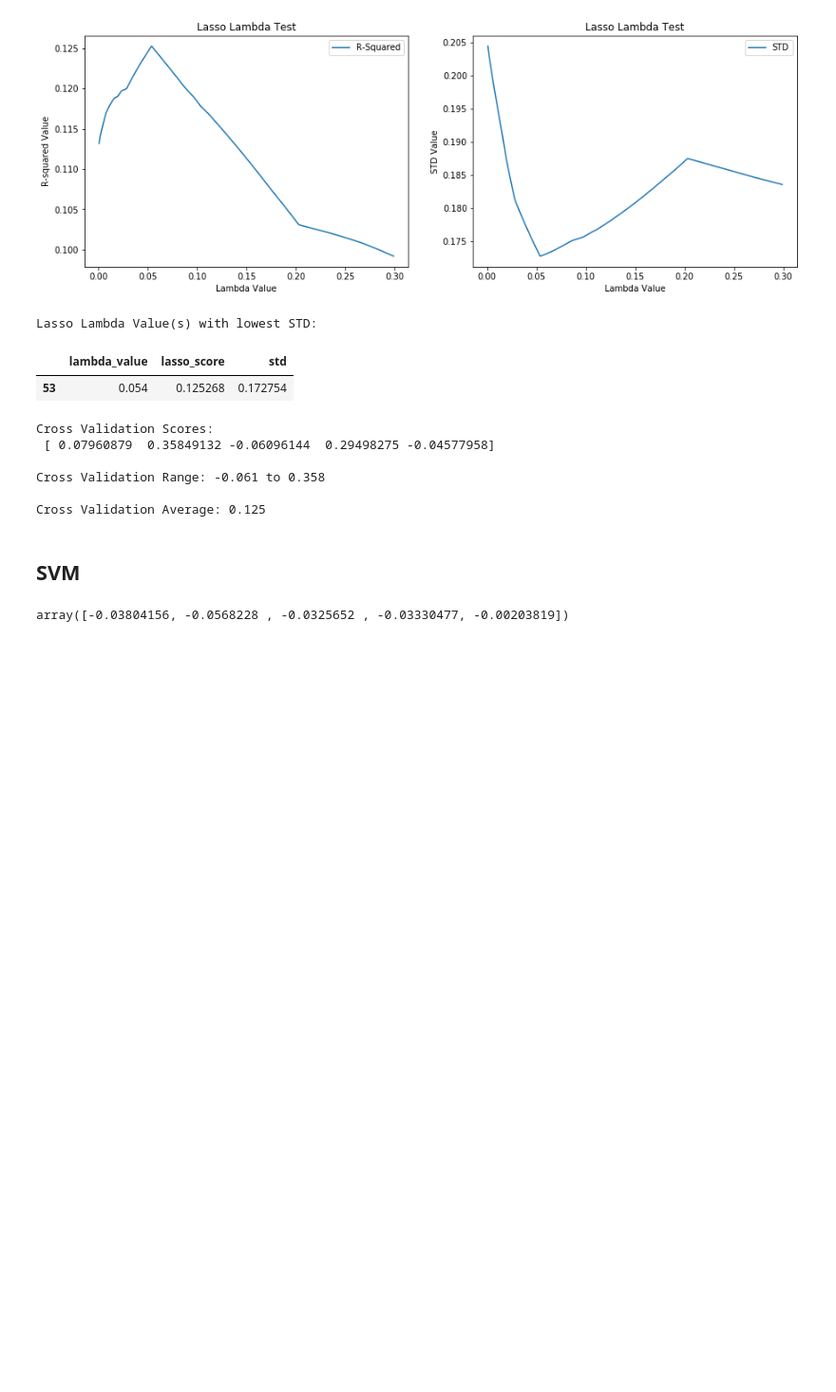
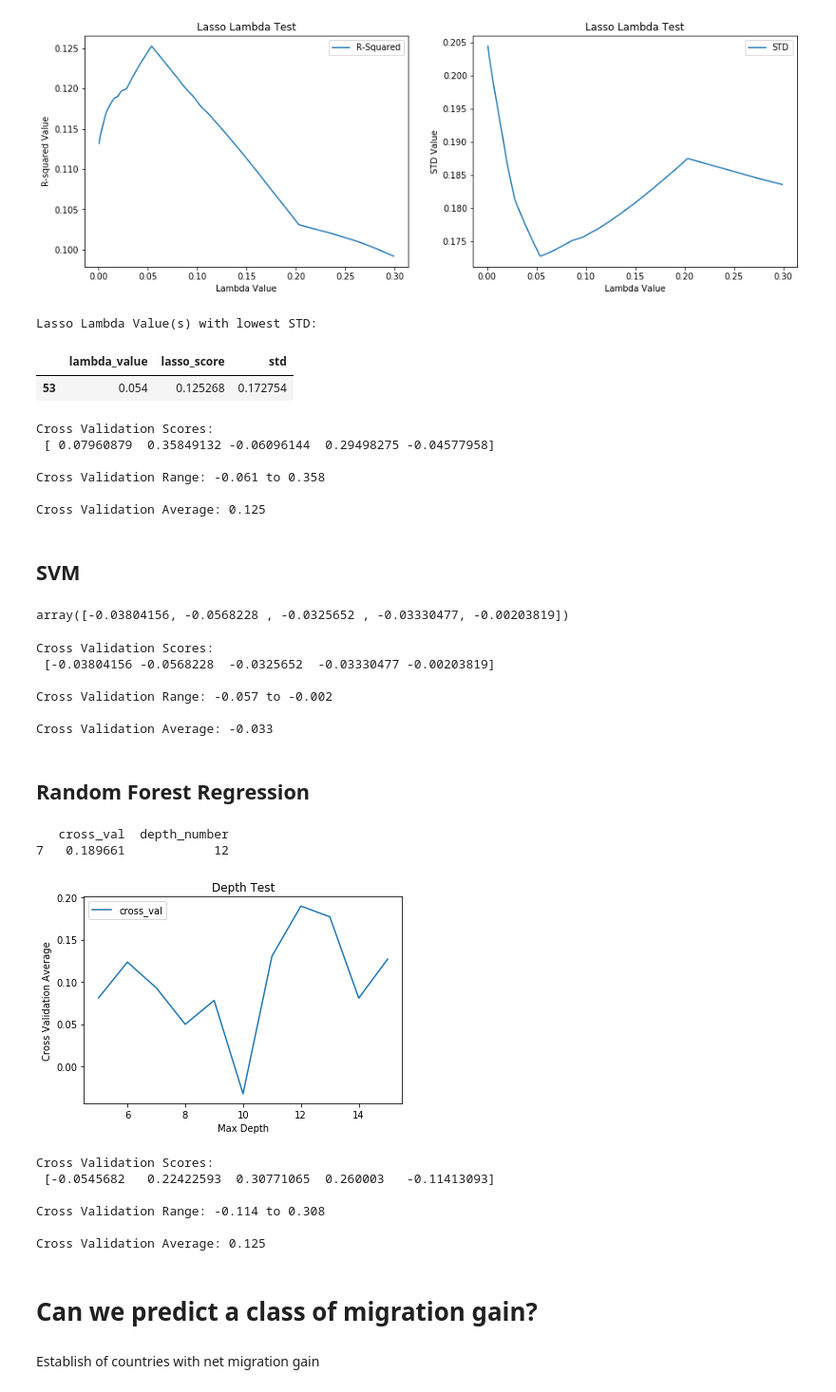
Before and after one commit to mbeckmanssf/Thinkful, a Jupyter notebook: Unit-3/Capstone-Countries.ipynb, the cells around one changed output. Shown at 95% size. Saved outputs shown, nothing was run; the diff lists cells and outputs as text; code cells hidden in the pictures; blank space fills up the shorter version.

```diff
--- a/Unit-3/Capstone-Countries.ipynb
+++ b/Unit-3/Capstone-Countries.ipynb
@@ -419,3 +420,44 @@ svr = SVR()
 cross_val_score(svr, X, Y, cv=5)
 # %% [output]
 array([-0.03804156, -0.0568228 , -0.0325652 , -0.03330477, -0.00203819])
+# %%
+model_results(svr)
+# %% [output]
+Cross Validation Scores:
+ [-0.03804156 -0.0568228  -0.0325652  -0.03330477 -0.00203819]
+
+Cross Validation Range: -0.057 to -0.002
+
+Cross Validation Average: -0.033
+# %% [markdown]
+## Random Forest Regression
+# %%
+#Test max_depth to minimize false negatives
+
+tune_results = pd.DataFrame()
+
+def forest_depth_fit(depth):
+    rfr = RandomForestRegressor(max_depth=depth)
+    rfr_score = cross_val_score(rfr, X, Y, cv=5)
+    data = pd.DataFrame({"depth_number": [depth], "cross_val": [rfr_score.mean()]})
+    return data
+
+appended_data = []
+test_range = np.arange(4, 15, 1)
+for i in test_range:
+    result = forest_depth_fit(i + 1)
+    appended_data.append(result)
+tune_results = pd.concat(appended_data, ignore_index=True)
+
+print(tune_results.loc[tune_results['cross_val'] == tune_results['cross_val'].max()])
+
+plt.plot(tune_results['depth_number'], tune_results['cross_val'])
+plt.xlabel('Max Depth')
+plt.ylabel('Cross Validation Average')
+plt.legend(loc='best')
+plt.title('Depth Test')
+plt.show()
+# %% [output]
+   cross_val  depth_number
+7   0.189661            12
+[figure, added]
@@ -421,0 +466,13 @@ array([-0.03804156, -0.0568228 , -0.0325652 , -0.03330477, -0.00203819])
+# %%
+model_results(rfr)
+# %% [output]
+Cross Validation Scores:
+ [-0.0545682   0.22422593  0.30771065  0.260003   -0.11413093]
+
+Cross Validation Range: -0.114 to 0.308
+
+Cross Validation Average: 0.125
+# %% [markdown]
+# Can we predict a class of migration gain?
+# %% [markdown]
+Establish of countries with net migration gain
```
Also changed, not shown: parts of 19 cells of this notebook.
